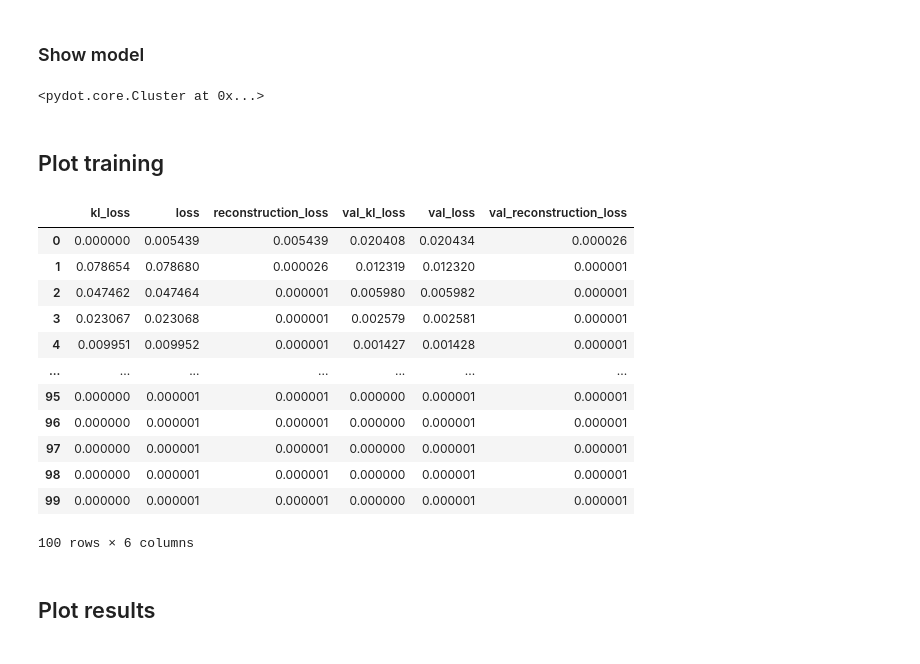
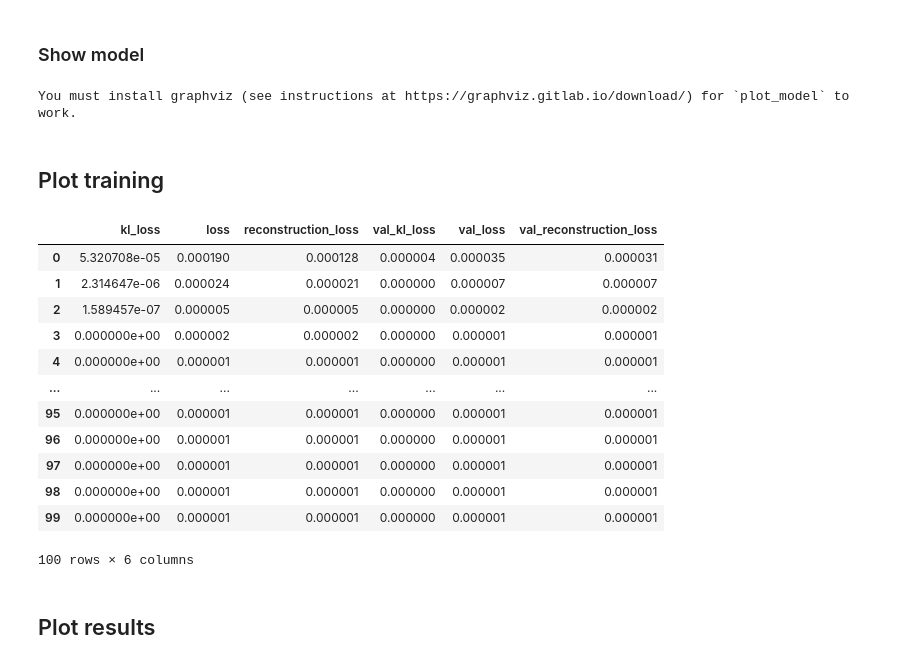
Before and after one commit to JosuaCarl/MStoML, a Jupyter notebook: skripts/VAE/VAE_interpret.ipynb, the cells around one changed output. Drawn from its saved outputs; the diff is of its cells as text; code cells hidden in the pictures.

```diff
--- a/skripts/VAE/VAE_interpret.ipynb
+++ b/skripts/VAE/VAE_interpret.ipynb
@@ -150,39 +115,30 @@ reconstructed_data = pd.DataFrame(model(X).numpy())
 # %% [markdown]
 ### Show model
 # %%
-model_plot = keras.utils.model_to_dot(
-                                        model,
-                                        show_shapes=True,
-                                        show_dtype=False,
-                                        show_layer_names=True,
-                                        rankdir="TB",
-                                        expand_nested=True,
-                                        dpi=300,
-                                        subgraph=True,
-                                        show_layer_activations=True,
-                                        show_trainable=True
-                                    )
+model_plot = keras.utils.plot_model( model, show_shapes=True, show_dtype=False, show_layer_names=True,
+                                     rankdir="TB", expand_nested=True, dpi=300, subgraph=True,
+                                     show_layer_activations=True, show_trainable=True )
 model_plot
 # %% [output]
-<pydot.core.Cluster at 0x...>
+You must install graphviz (see instructions at https://graphviz.gitlab.io/download/) for `plot_model` to work.
 # %% [markdown]
 ## Plot training
 # %%
-history = pd.read_csv("/mnt/d/runs/VAE/training/vae_tensorflow_cpu_hm_1/vae_tensorflow_cpu_hm_1.history.tsv", sep="\t", index_col="Unnamed: 0")
+history = pd.read_csv(os.path.join(outdir, f"{project}.history.tsv"), sep="\t", index_col="Unnamed: 0")
 history
 # %% [output]
 |  | kl_loss | loss | reconstruction_loss | val_kl_loss | val_loss | val_reconstruction_loss |
-| 0 | 0.000000 | 0.005439 | 0.005439 | 0.020408 | 0.020434 | 0.000026 |
-| 1 | 0.078654 | 0.078680 | 0.000026 | 0.012319 | 0.012320 | 0.000001 |
-| 2 | 0.047462 | 0.047464 | 0.000001 | 0.005980 | 0.005982 | 0.000001 |
-| 3 | 0.023067 | 0.023068 | 0.000001 | 0.002579 | 0.002581 | 0.000001 |
-| 4 | 0.009951 | 0.009952 | 0.000001 | 0.001427 | 0.001428 | 0.000001 |
+| 0 | 5.320708e-05 | 0.000190 | 0.000128 | 0.000004 | 0.000035 | 0.000031 |
+| 1 | 2.314647e-06 | 0.000024 | 0.000021 | 0.000000 | 0.000007 | 0.000007 |
+| 2 | 1.589457e-07 | 0.000005 | 0.000005 | 0.000000 | 0.000002 | 0.000002 |
+| 3 | 0.000000e+00 | 0.000002 | 0.000002 | 0.000000 | 0.000001 | 0.000001 |
+| 4 | 0.000000e+00 | 0.000001 | 0.000001 | 0.000000 | 0.000001 | 0.000001 |
 | ... | ... | ... | ... | ... | ... | ... |
-| 95 | 0.000000 | 0.000001 | 0.000001 | 0.000000 | 0.000001 | 0.000001 |
-| 96 | 0.000000 | 0.000001 | 0.000001 | 0.000000 | 0.000001 | 0.000001 |
-| 97 | 0.000000 | 0.000001 | 0.000001 | 0.000000 | 0.000001 | 0.000001 |
-| 98 | 0.000000 | 0.000001 | 0.000001 | 0.000000 | 0.000001 | 0.000001 |
-| 99 | 0.000000 | 0.000001 | 0.000001 | 0.000000 | 0.000001 | 0.000001 |
+| 95 | 0.000000e+00 | 0.000001 | 0.000001 | 0.000000 | 0.000001 | 0.000001 |
+| 96 | 0.000000e+00 | 0.000001 | 0.000001 | 0.000000 | 0.000001 | 0.000001 |
+| 97 | 0.000000e+00 | 0.000001 | 0.000001 | 0.000000 | 0.000001 | 0.000001 |
+| 98 | 0.000000e+00 | 0.000001 | 0.000001 | 0.000000 | 0.000001 | 0.000001 |
+| 99 | 0.000000e+00 | 0.000001 | 0.000001 | 0.000000 | 0.000001 | 0.000001 |
 100 rows × 6 columns
 # %%
 training_losses = history[[col for col in history.columns if not col.startswith("val")]]
```
Also changed, not shown: parts of 21 cells of this notebook, 3 other files.
